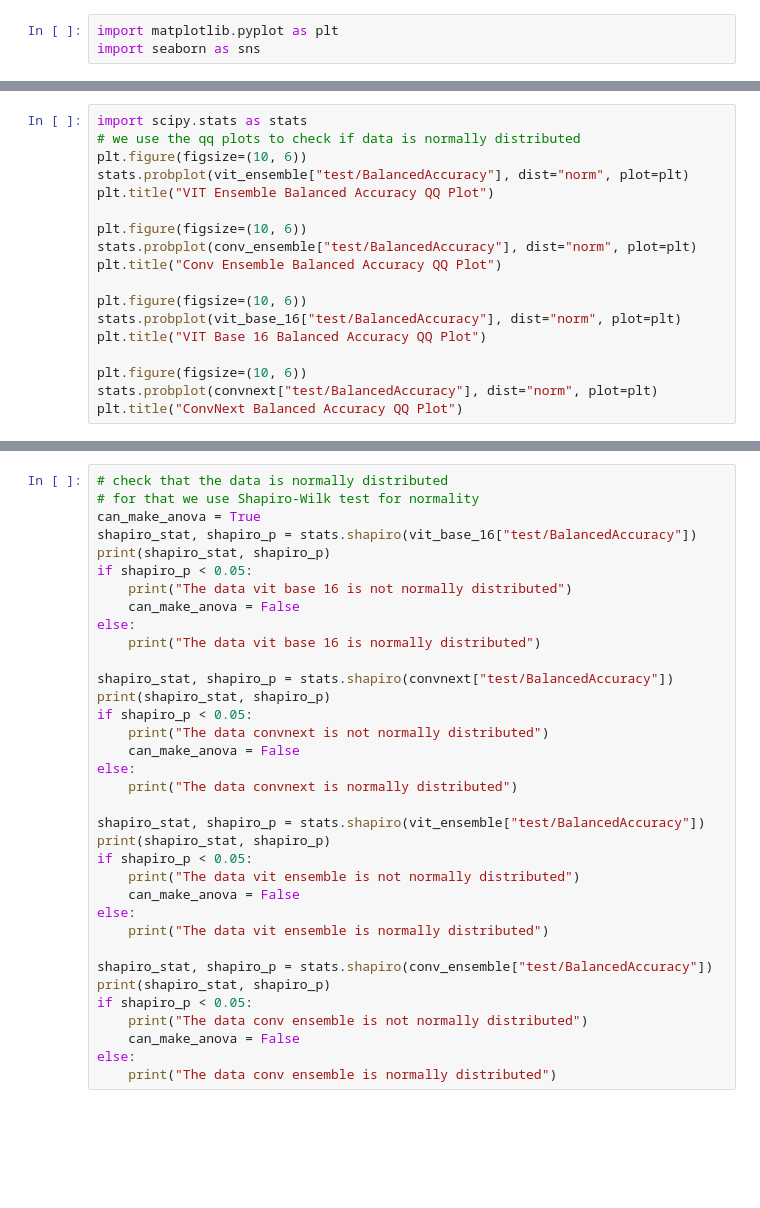
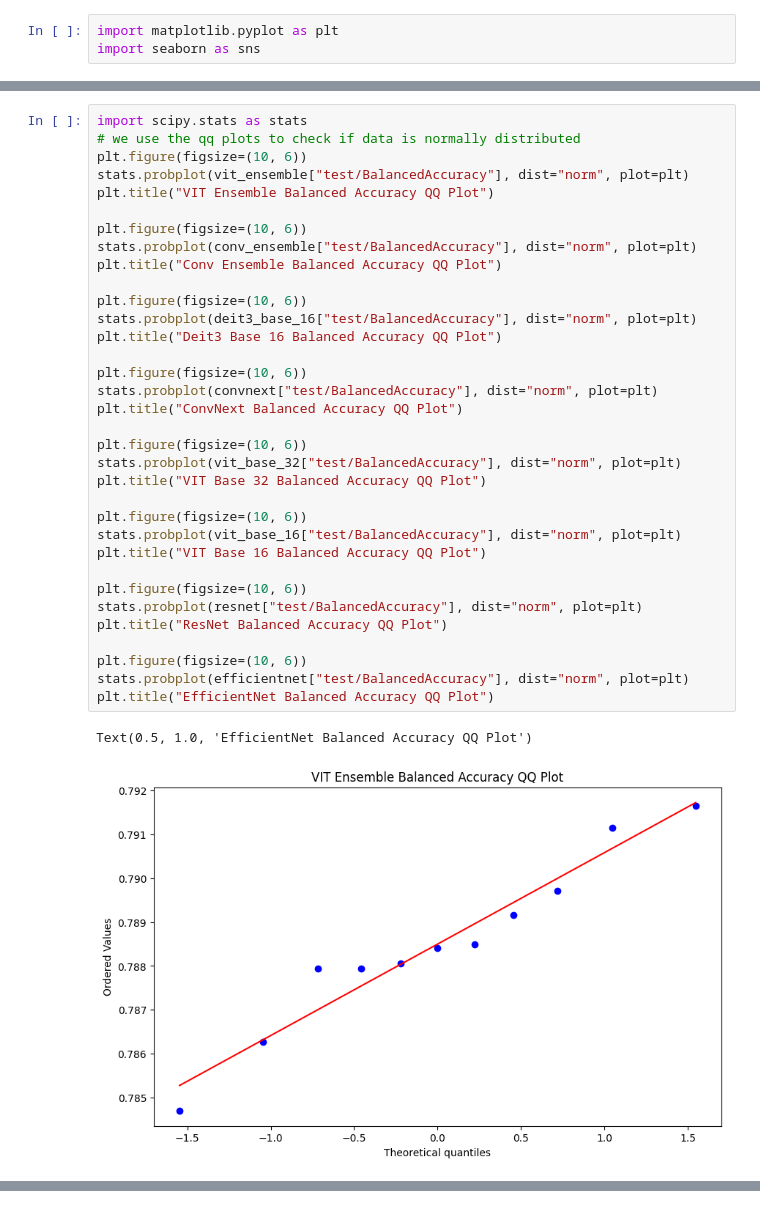
Before and after one commit to Antonio-Tresol/vits_ensemble_cr_leaves, a Jupyter notebook: metrics/metrics_analysis.ipynb, the cells around one changed output, grey strips where cells are left out. Saved outputs shown, nothing was run; the diff lists cells and outputs as text; blank space fills up the shorter version.

```diff
--- a/metrics/metrics_analysis.ipynb
+++ b/metrics/metrics_analysis.ipynb
@@ -50,18 +105,37 @@ plt.title("Balanced Accuracy of Models")
 # %%
 import scipy.stats as stats
 # we use the qq plots to check if data is normally distributed
 plt.figure(figsize=(10, 6))
 stats.probplot(vit_ensemble["test/BalancedAccuracy"], dist="norm", plot=plt)
 plt.title("VIT Ensemble Balanced Accuracy QQ Plot")
 
 plt.figure(figsize=(10, 6))
 stats.probplot(conv_ensemble["test/BalancedAccuracy"], dist="norm", plot=plt)
 plt.title("Conv Ensemble Balanced Accuracy QQ Plot")
 
 plt.figure(figsize=(10, 6))
+stats.probplot(deit3_base_16["test/BalancedAccuracy"], dist="norm", plot=plt)
+plt.title("Deit3 Base 16 Balanced Accuracy QQ Plot")
+
+plt.figure(figsize=(10, 6))
+stats.probplot(convnext["test/BalancedAccuracy"], dist="norm", plot=plt)
+plt.title("ConvNext Balanced Accuracy QQ Plot")
+
+plt.figure(figsize=(10, 6))
+stats.probplot(vit_base_32["test/BalancedAccuracy"], dist="norm", plot=plt)
+plt.title("VIT Base 32 Balanced Accuracy QQ Plot")
+
+plt.figure(figsize=(10, 6))
 stats.probplot(vit_base_16["test/BalancedAccuracy"], dist="norm", plot=plt)
 plt.title("VIT Base 16 Balanced Accuracy QQ Plot")
 
 plt.figure(figsize=(10, 6))
-stats.probplot(convnext["test/BalancedAccuracy"], dist="norm", plot=plt)
-plt.title("ConvNext Balanced Accuracy QQ Plot")
+stats.probplot(resnet["test/BalancedAccuracy"], dist="norm", plot=plt)
+plt.title("ResNet Balanced Accuracy QQ Plot")
+
+plt.figure(figsize=(10, 6))
+stats.probplot(efficientnet["test/BalancedAccuracy"], dist="norm", plot=plt)
+plt.title("EfficientNet Balanced Accuracy QQ Plot")
+# %% [output]
+Text(0.5, 1.0, 'EfficientNet Balanced Accuracy QQ Plot')
+[figure, added]
@@ -68,35 +148,0 @@ plt.title("ConvNext Balanced Accuracy QQ Plot")
-# %%
-# check that the data is normally distributed
-# for that we use Shapiro-Wilk test for normality
-can_make_anova = True
-shapiro_stat, shapiro_p = stats.shapiro(vit_base_16["test/BalancedAccuracy"])
-print(shapiro_stat, shapiro_p)
-if shapiro_p < 0.05:
-    print("The data vit base 16 is not normally distributed")
-    can_make_anova = False
-else:
-    print("The data vit base 16 is normally distributed")
-
-shapiro_stat, shapiro_p = stats.shapiro(convnext["test/BalancedAccuracy"])
-print(shapiro_stat, shapiro_p)
-if shapiro_p < 0.05:
-    print("The data convnext is not normally distributed")
-    can_make_anova = False
-else:
-    print("The data convnext is normally distributed")
-
-shapiro_stat, shapiro_p = stats.shapiro(vit_ensemble["test/BalancedAccuracy"])
-print(shapiro_stat, shapiro_p)
-if shapiro_p < 0.05:
-    print("The data vit ensemble is not normally distributed")
-    can_make_anova = False
-else:
-    print("The data vit ensemble is normally distributed")
-
-shapiro_stat, shapiro_p = stats.shapiro(conv_ensemble["test/BalancedAccuracy"])
-print(shapiro_stat, shapiro_p)
-if shapiro_p < 0.05:
-    print("The data conv ensemble is not normally distributed")
-    can_make_anova = False
-else:
-    print("The data conv ensemble is normally distributed")
```
Also changed, not shown: parts of 13 cells of this notebook.
